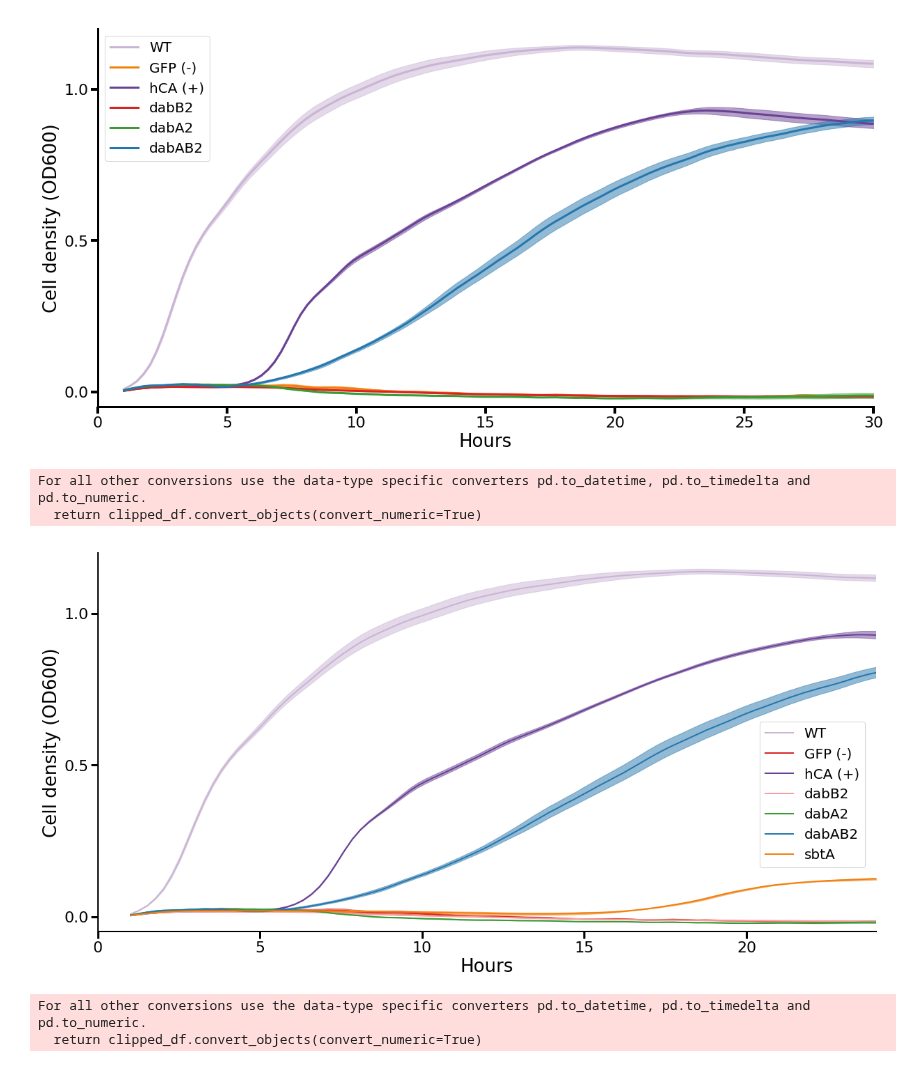
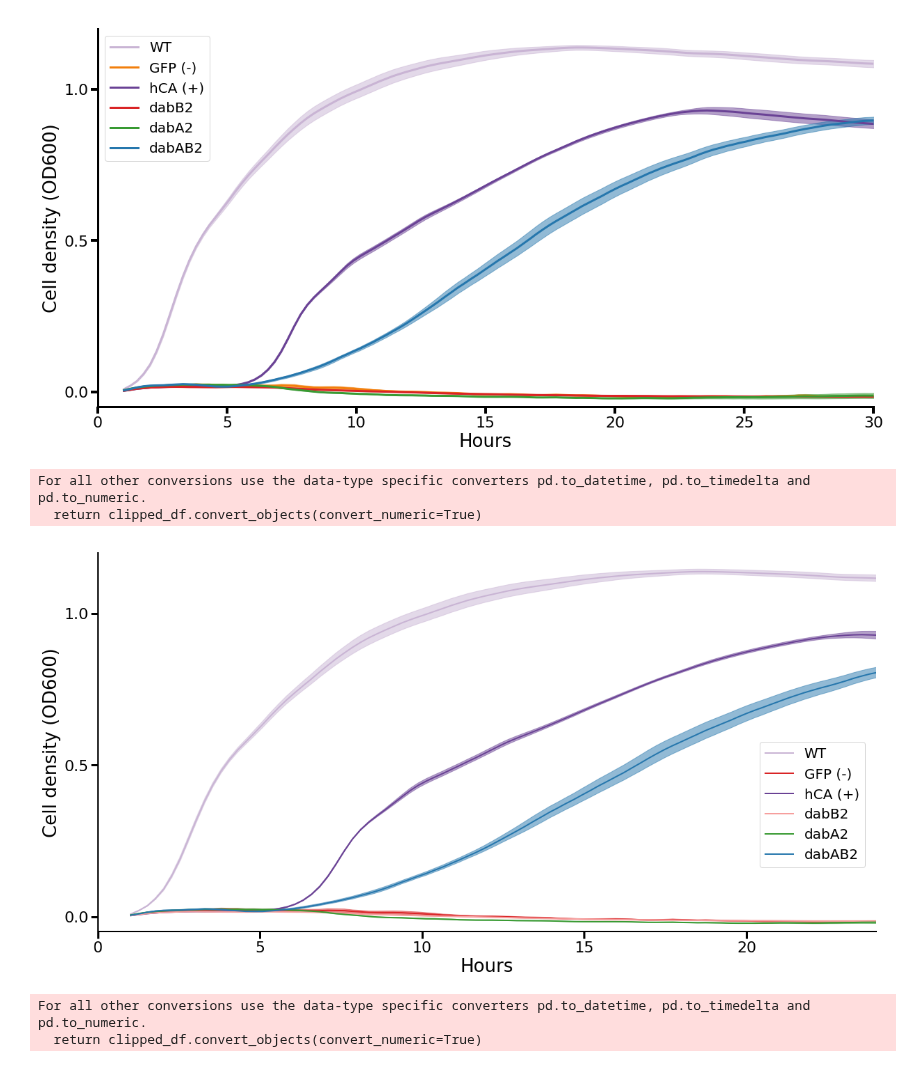
Before and after one commit to jackdesmarais/DabTransporterPaper, a Jupyter notebook: scripts/figure 3 CAFree complementation by DAB.ipynb, the cells around one changed output. Saved outputs shown, nothing was run; the diff lists cells and outputs as text; code cells hidden in the pictures.

```diff
--- a/scripts/figure 3 CAFree complementation by DAB.ipynb
+++ b/scripts/figure 3 CAFree complementation by DAB.ipynb
@@ -571,69 +571,69 @@ for i, tp in enumerate(to_plot):
 
 
 # PlateSpec defined in CSV for easy editing
-ps = PlateSpec.FromFile('../data/tecantaloupe/growth/plate_specs/2018_04_02_pFA_with_ethoxazoleamin.csv')
+# ps = PlateSpec.FromFile('../data/tecantaloupe/growth/plate_specs/2018_04_02_pFA_with_ethoxazoleamin.csv')
 
-parser = SavageLabM1000Excel()
-timecourse = parser.ParseFromFilename('../data/tecantaloupe/growth/data/2018_04_04_DAB2_ethoxazolamide.xlsx')
-blanked = timecourse.blank(n_skip=0,n_av=3)
-smoothed = blanked.smooth()
+# parser = SavageLabM1000Excel()
+# timecourse = parser.ParseFromFilename('../data/tecantaloupe/growth/data/2018_04_04_DAB2_ethoxazolamide.xlsx')
+# blanked = timecourse.blank(n_skip=0,n_av=3)
+# smoothed = blanked.smooth()
 
-means = smoothed.mean_by_name(ps)
-sems = smoothed.sem_by_name(ps)
+# means = smoothed.mean_by_name(ps)
+# sems = smoothed.sem_by_name(ps)
 
-mean_OD = means.data_for_label('abs600')
-sems_OD = sems.data_for_label('abs600')
+# mean_OD = means.data_for_label('abs600')
+# sems_OD = sems.data_for_label('abs600')
 
-time_h = mean_OD.time_s / (60.0*60.0)
+# time_h = mean_OD.time_s / (60.0*60.0)
 
-#     print(data)
-to_plot = [
-    ('CAF+pFA-SbtA', 'sbtA'),
-]
+# #     print(data)
+# to_plot = [
+#     ('CAF+pFA-SbtA', 'sbtA'),
+# ]
 
-colors = {
-    'sbtA':qual_palette[7],
-}
+# colors = {
+#     'sbtA':qual_palette[7],
+# }
 
-labels = [name for label, name in to_plot]
+# labels = [name for label, name in to_plot]
 
-for i, tp in enumerate(to_plot):
-    c,label = tp
-    color = colors[label]
-    plt.fill_between(time_h, mean_OD[c] - sems_OD[c], mean_OD[c] + sems_OD[c],
-                     color=color, alpha=0.5)
-    plt.plot(time_h, mean_OD[c], label=label, color=color,lw=2)
+# for i, tp in enumerate(to_plot):
+#     c,label = tp
+#     color = colors[label]
+#     plt.fill_between(time_h, mean_OD[c] - sems_OD[c], mean_OD[c] + sems_OD[c],
+#                      color=color, alpha=0.5)
+#     plt.plot(time_h, mean_OD[c], label=label, color=color,lw=2)
 
 plt.xlim(0,24)
 
 plt.ylabel('Cell density (OD600)', fontsize=26)
 plt.xlabel('Hours', fontsize=26)
 
 # plt.xticks(xs, labels, rotation=45, fontsize=24, ha='right')
 plt.tick_params(axis='both', direction='out', bottom='on', left='on', top='off', right='off',
                 length=10, width=3)
 plt.yticks([0, 0.5, 1.0], fontsize=22)
 plt.xticks(fontsize=22)
 plt.ylim(-0.05, 1.2)
     # Hide the right and top spines
 ax.spines['right'].set_visible(False)
 ax.spines['top'].set_visible(False)
 
 # Only show ticks on the left and bottom spines
 ax.yaxis.set_ticks_position('left')
 ax.xaxis.set_ticks_position('bottom')
 
 #     change axis weight
 ax.spines['left'].set_linewidth(2)
 ax.spines['bottom'].set_linewidth(2)
 # plt.legend(loc=0,fontsize=20)
 plt.legend(loc=[0.85,0.17],fontsize=20)
 
 plt.savefig('figS2/figS2A.eps',format='eps',bbox_inches='tight')
 plt.savefig('figS2/figS2A.svg',format='svg',bbox_inches='tight')
 
 plt.show()
 # %% [output]
 For all other conversions use the data-type specific converters pd.to_datetime, pd.to_timedelta and pd.to_numeric.
   return clipped_df.convert_objects(convert_numeric=True)
-[figure, old version]
+[figure, new version]
```
Also changed, not shown: parts of 1 cell of this notebook, 22 other files.
